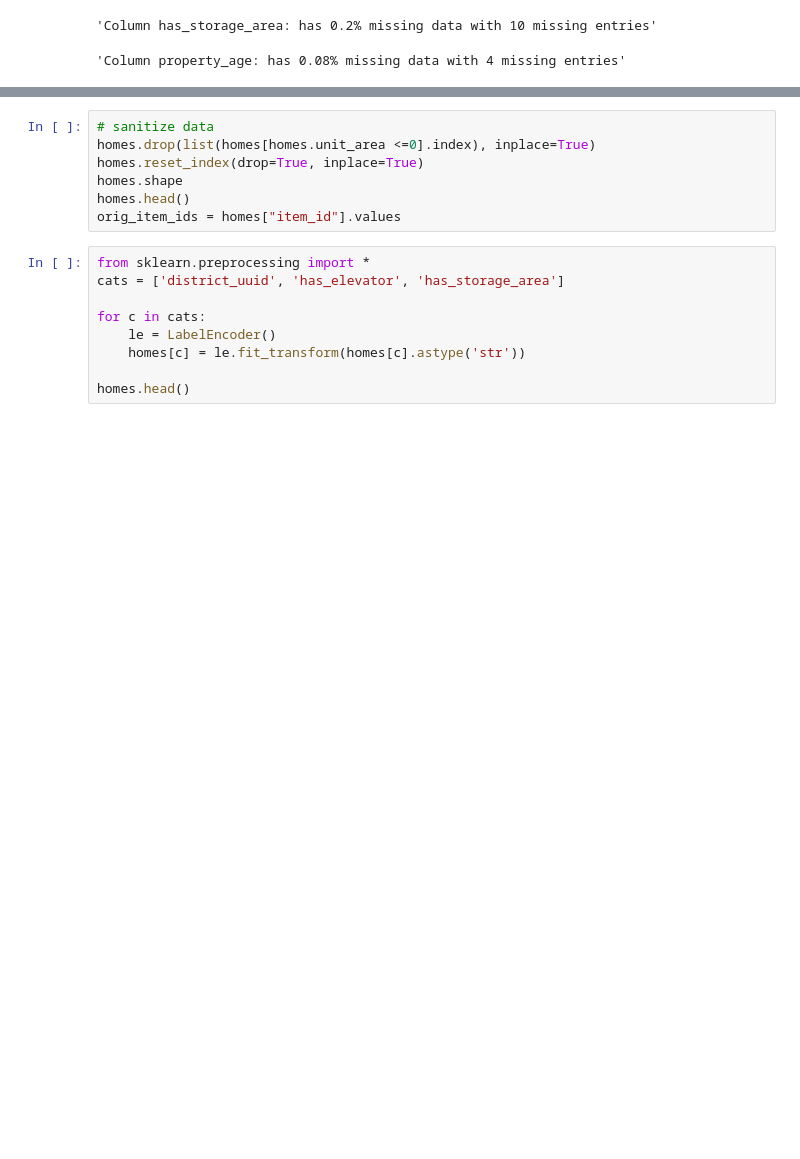
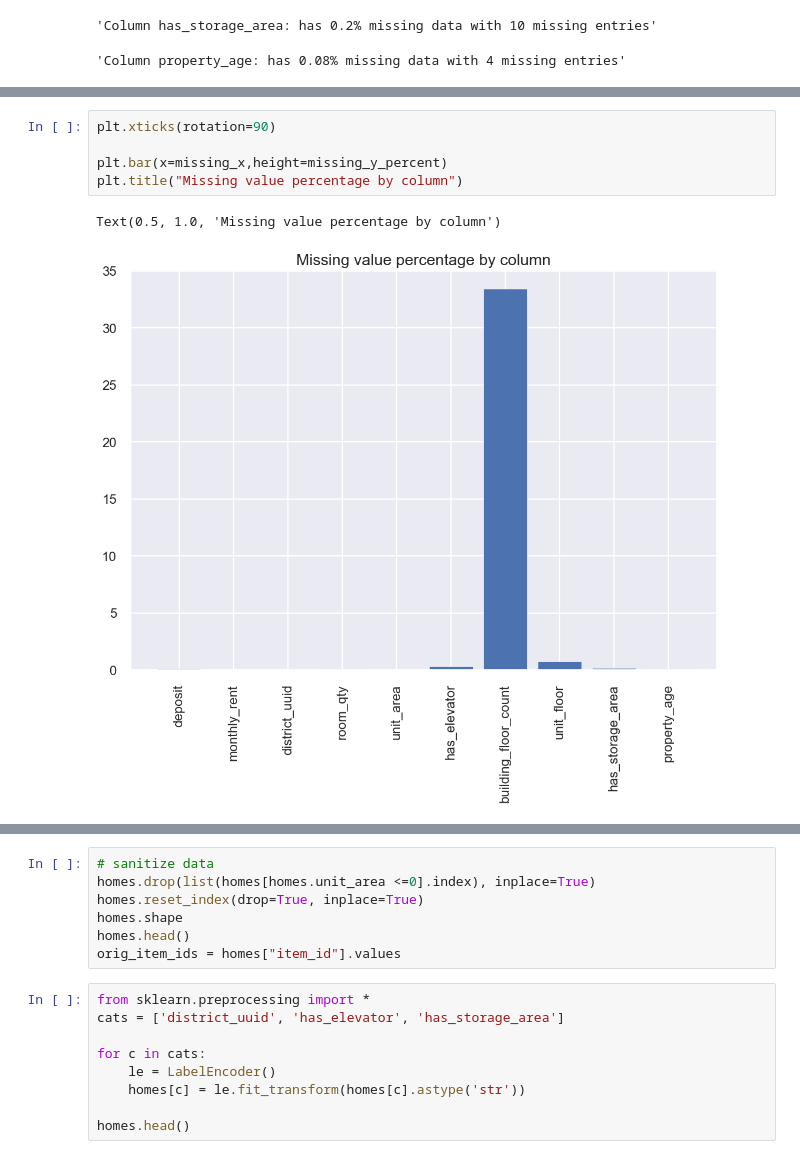
Before and after one commit to hunghuy201280/real-estate-recommendation, a Jupyter notebook: models/code.ipynb, the cells around one changed output, grey strips where cells are left out. Cells and saved outputs as stored; diff of their text form; blank space fills up the shorter version.

```diff
--- a/models/code.ipynb
+++ b/models/code.ipynb
@@ -121,3 +140,11 @@ for col in homes.columns:
+# %%
+plt.xticks(rotation=90)
+
+plt.bar(x=missing_x,height=missing_y_percent)
+plt.title("Missing value percentage by column")
+# %% [output]
+Text(0.5, 1.0, 'Missing value percentage by column')
+[figure, added]
 # %%
 """visualize deposit"""
 fig,axes=plt.subplots(nrows=1,ncols=2,figsize=(15,5))
```
Also changed, not shown: parts of 40 cells of this notebook.
